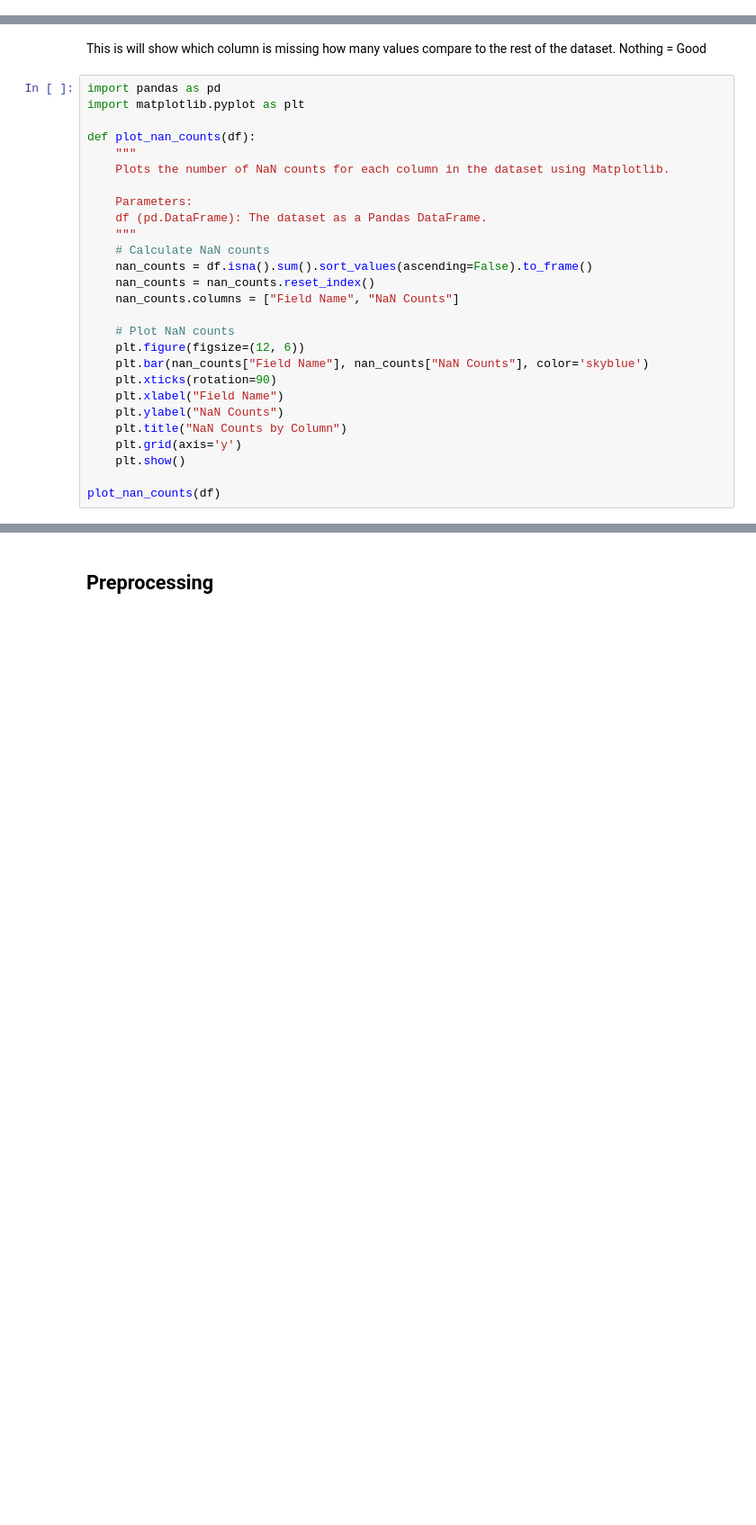
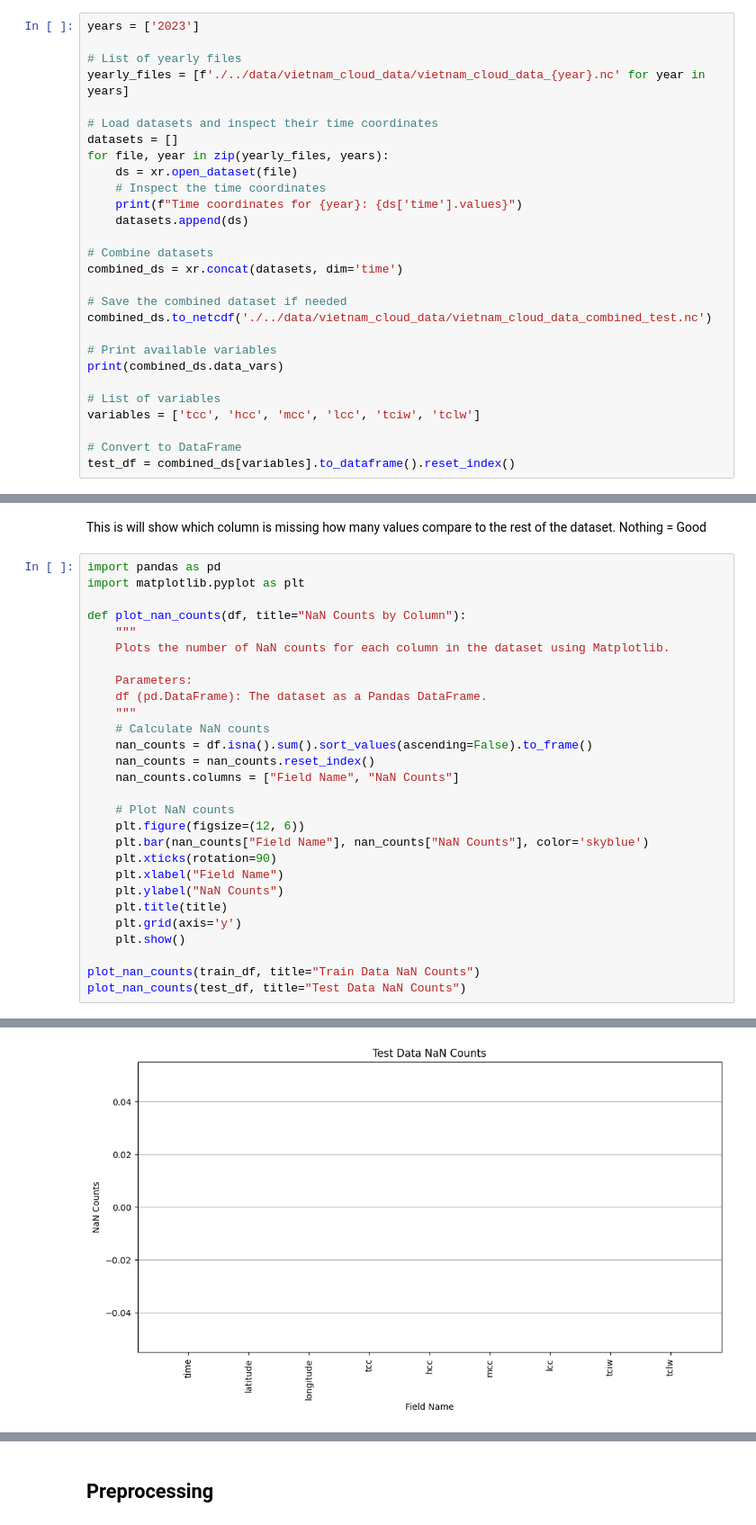
Before and after one commit to anhphan2705/cloud_predictor, a Jupyter notebook: notebooks/data_process.ipynb, the cells around one changed output, grey strips where cells are left out. Shown at 90% size. Drawn from its saved outputs; the diff is of its cells as text; blank space fills up the shorter version.

```diff
--- a/notebooks/data_process.ipynb
+++ b/notebooks/data_process.ipynb
@@ -114,0 +110,28 @@ df = combined_ds[variables].to_dataframe().reset_index()
+# %%
+years = ['2023']
+
+# List of yearly files
+yearly_files = [f'./../data/vietnam_cloud_data/vietnam_cloud_data_{year}.nc' for year in years]
+
+# Load datasets and inspect their time coordinates
+datasets = []
+for file, year in zip(yearly_files, years):
+    ds = xr.open_dataset(file)
+    # Inspect the time coordinates
+    print(f"Time coordinates for {year}: {ds['time'].values}")
+    datasets.append(ds)
+
+# Combine datasets
+combined_ds = xr.concat(datasets, dim='time')
+
+# Save the combined dataset if needed
+combined_ds.to_netcdf('./../data/vietnam_cloud_data/vietnam_cloud_data_combined_test.nc')
+
+# Print available variables
+print(combined_ds.data_vars)
+
+# List of variables
+variables = ['tcc', 'hcc', 'mcc', 'lcc', 'tciw', 'tclw']
+
+# Convert to DataFrame
+test_df = combined_ds[variables].to_dataframe().reset_index()
@@ -132,31 +179,33 @@ This is will show which column is missing how many values compare to the rest of
 # %%
 import pandas as pd
 import matplotlib.pyplot as plt
 
-def plot_nan_counts(df):
+def plot_nan_counts(df, title="NaN Counts by Column"):
     """
     Plots the number of NaN counts for each column in the dataset using Matplotlib.
 
     Parameters:
     df (pd.DataFrame): The dataset as a Pandas DataFrame.
     """
     # Calculate NaN counts
     nan_counts = df.isna().sum().sort_values(ascending=False).to_frame()
     nan_counts = nan_counts.reset_index()
     nan_counts.columns = ["Field Name", "NaN Counts"]
 
     # Plot NaN counts
     plt.figure(figsize=(12, 6))
     plt.bar(nan_counts["Field Name"], nan_counts["NaN Counts"], color='skyblue')
     plt.xticks(rotation=90)
     plt.xlabel("Field Name")
     plt.ylabel("NaN Counts")
-    plt.title("NaN Counts by Column")
+    plt.title(title)
     plt.grid(axis='y')
     plt.show()
 
-plot_nan_counts(df)
+plot_nan_counts(train_df, title="Train Data NaN Counts")
+plot_nan_counts(test_df, title="Test Data NaN Counts")
 # %% [output]
 [figure]
+[figure, added]
 # %%
 # Process the DataFrame to handle missing values, etc.
```
Also changed, not shown: parts of 32 cells of this notebook.
